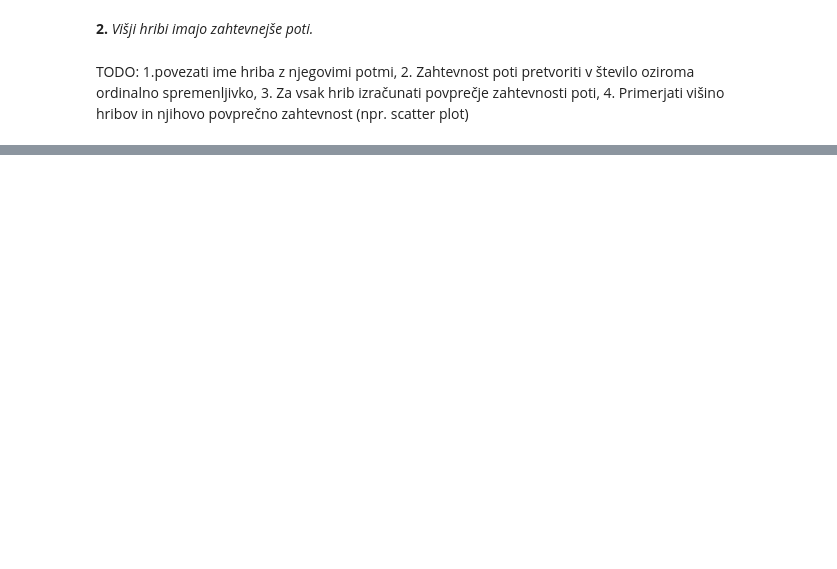
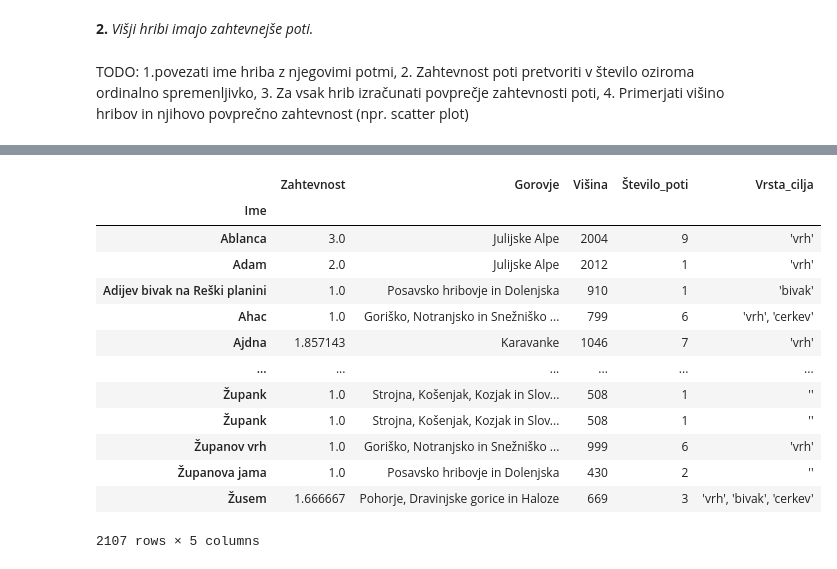
Before and after one commit to AndrazKukovicic/Hribi_projektna_naloga, a Jupyter notebook: Analiza_podatkov.ipynb, the cells around one changed output, grey strips where cells are left out. Drawn from its saved outputs; the diff is of its cells as text; code cells hidden in the pictures; blank space fills up the shorter version.

```diff
--- a/Analiza_podatkov.ipynb
+++ b/Analiza_podatkov.ipynb
@@ -5,6 +6,6 @@ Najprej sem uvozil knjižnico Pandas, s katero sem opravil analizo podatkov. Uvo
 # %%
 import pandas as pd
-pd.options.display.max_rows = 15
+pd.options.display.max_rows = 30
 
 hribi = pd.read_csv('hribiPop.csv', delimiter=';', index_col='Ime')
 poti = pd.read_csv('potiMin.csv', delimiter=';', index_col='Ime')
@@ -99,0 +152,18 @@ TODO: 1.povezati ime hriba z njegovimi potmi,
+# %%
+skupaj_zahtevnost = pd.merge(poti_na_hrib, hribi, left_on='Ime', right_on='Ime')
+skupaj_zahtevnost
+# %% [output]
+|  | Zahtevnost | Gorovje | Višina | Število_poti | Vrsta_cilja |
+| Ime |  |  |  |  |  |
+| Ablanca | 3.0 | Julijske Alpe | 2004 | 9 | 'vrh' |
+| Adam | 2.0 | Julijske Alpe | 2012 | 1 | 'vrh' |
+| Adijev bivak na Reški planini | 1.0 | Posavsko hribovje in Dolenjska | 910 | 1 | 'bivak' |
+| Ahac | 1.0 | Goriško, Notranjsko in Snežniško ... | 799 | 6 | 'vrh', 'cerkev' |
+| Ajdna | 1.857143 | Karavanke | 1046 | 7 | 'vrh' |
+| ... | ... | ... | ... | ... | ... |
+| Župank | 1.0 | Strojna, Košenjak, Kozjak in Slov... | 508 | 1 | '' |
+| Župank | 1.0 | Strojna, Košenjak, Kozjak in Slov... | 508 | 1 | '' |
+| Županov vrh | 1.0 | Goriško, Notranjsko in Snežniško ... | 999 | 6 | 'vrh' |
+| Županova jama | 1.0 | Posavsko hribovje in Dolenjska | 430 | 2 | '' |
+| Žusem | 1.666667 | Pohorje, Dravinjske gorice in Haloze | 669 | 3 | 'vrh', 'bivak', 'cerkev' |
+2107 rows × 5 columns
```
Also changed, not shown: parts of 6 cells of this notebook.
